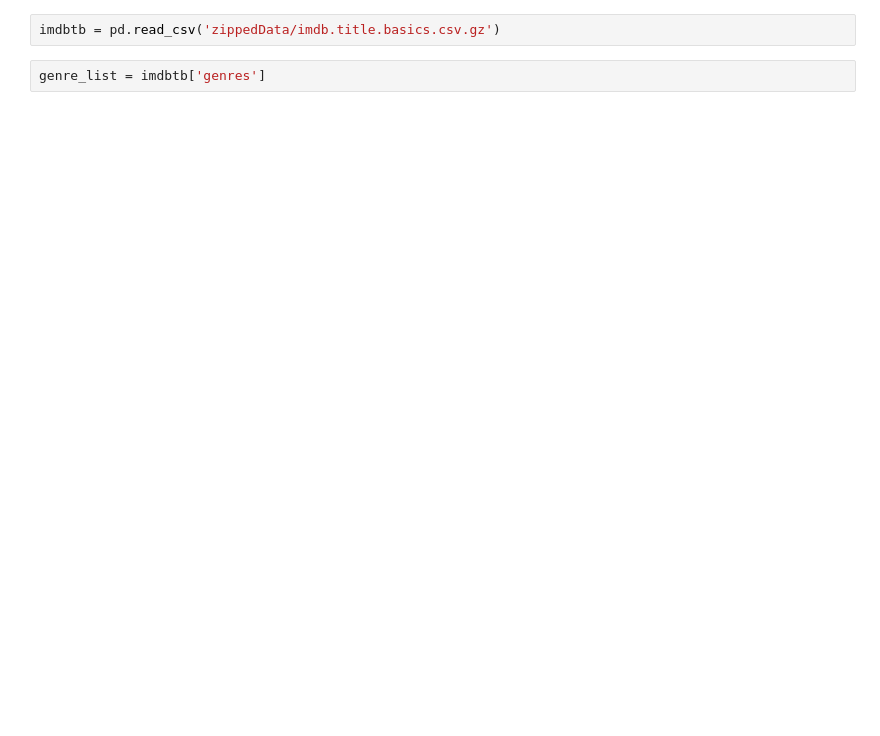
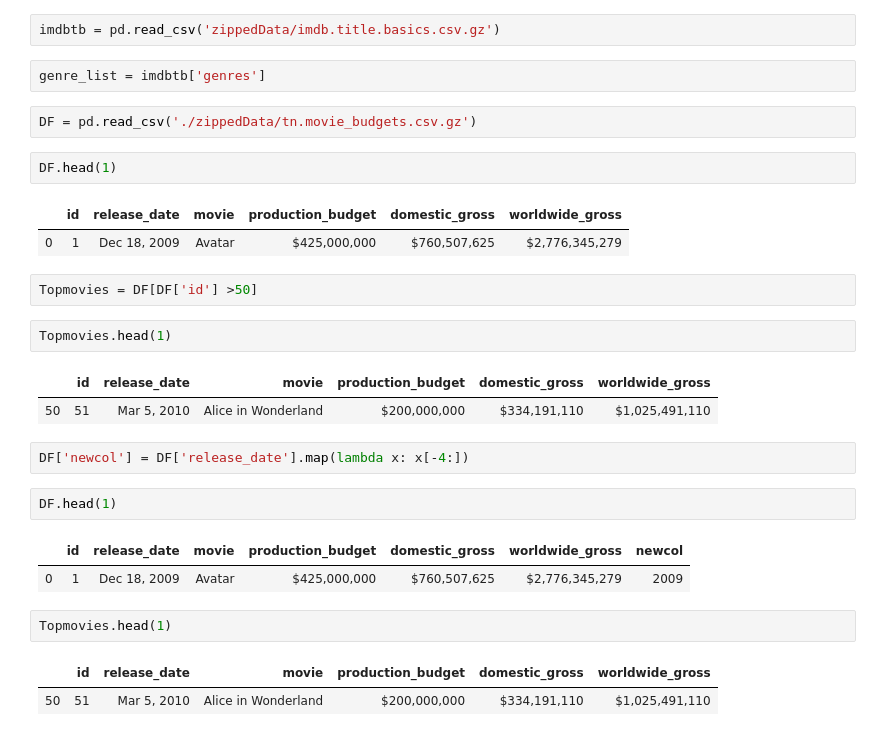
Before and after one commit to nadinezab/making-movies, a Jupyter notebook: Practice.ipynb, the cells around one changed output. Saved outputs shown, nothing was run; the diff lists cells and outputs as text; blank space fills up the shorter version.

```diff
--- a/Practice.ipynb
+++ b/Practice.ipynb
@@ -547,3 +547,29 @@ AB3
 imdbtb = pd.read_csv('zippedData/imdb.title.basics.csv.gz')
 # %%
 genre_list = imdbtb['genres']
+# %%
+DF = pd.read_csv('./zippedData/tn.movie_budgets.csv.gz')
+# %%
+DF.head(1)
+# %% [output]
+|  | id | release_date | movie | production_budget | domestic_gross | worldwide_gross |
+| 0 | 1 | Dec 18, 2009 | Avatar | $425,000,000 | $760,507,625 | $2,776,345,279 |
+# %%
+Topmovies = DF[DF['id'] >50]
+# %%
+Topmovies.head(1)
+# %% [output]
+|  | id | release_date | movie | production_budget | domestic_gross | worldwide_gross |
+| 50 | 51 | Mar 5, 2010 | Alice in Wonderland | $200,000,000 | $334,191,110 | $1,025,491,110 |
+# %%
+DF['newcol'] = DF['release_date'].map(lambda x: x[-4:])
+# %%
+DF.head(1)
+# %% [output]
+|  | id | release_date | movie | production_budget | domestic_gross | worldwide_gross | newcol |
+| 0 | 1 | Dec 18, 2009 | Avatar | $425,000,000 | $760,507,625 | $2,776,345,279 | 2009 |
+# %%
+Topmovies.head(1)
+# %% [output]
+|  | id | release_date | movie | production_budget | domestic_gross | worldwide_gross |
+| 50 | 51 | Mar 5, 2010 | Alice in Wonderland | $200,000,000 | $334,191,110 | $1,025,491,110 |
```
Also changed, not shown: parts of 12 cells of this notebook.
